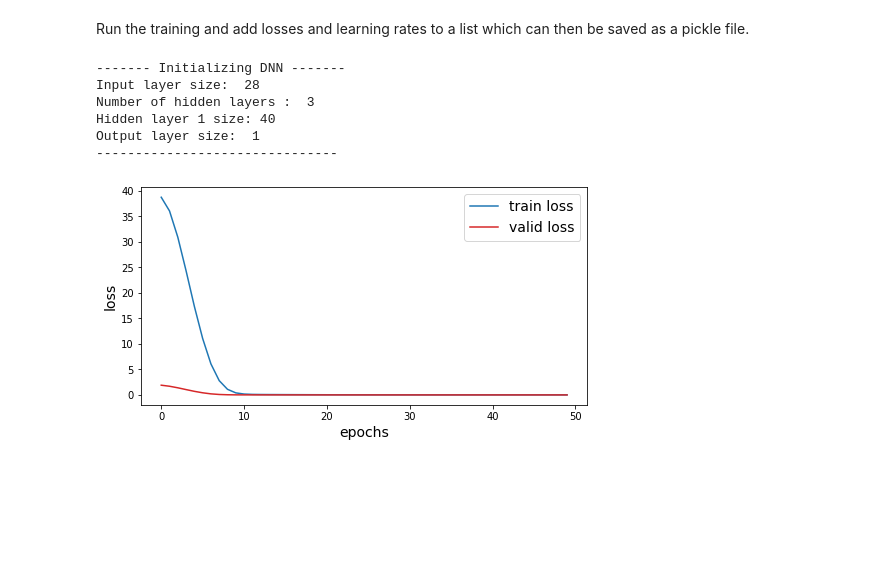
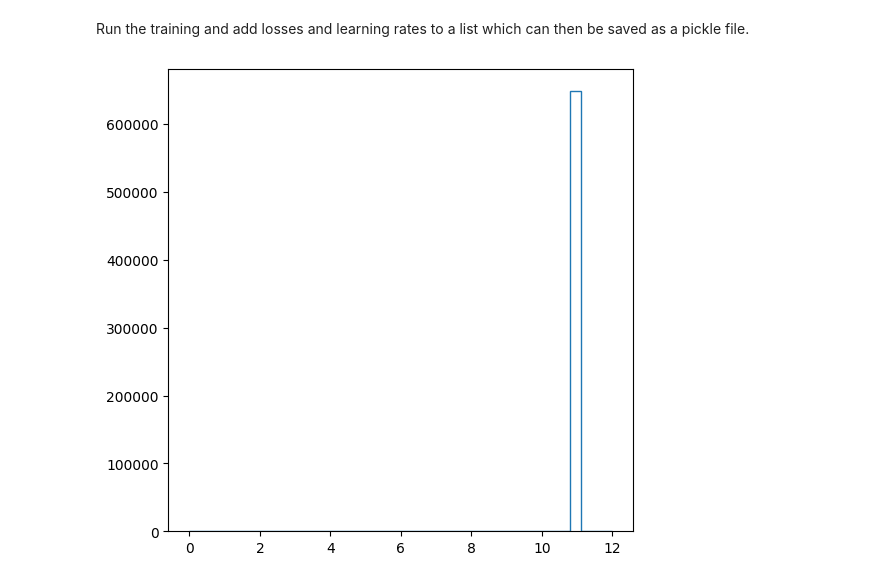
Before and after one commit to FAIR-UMN/FAIR-UMN-HGCAL, a Jupyter notebook: notebooks/DNN.ipynb, the cells around one changed output. Saved outputs shown, nothing was run; the diff lists cells and outputs as text; code cells hidden in the pictures; blank space fills up the shorter version.

```diff
--- a/notebooks/DNN.ipynb
+++ b/notebooks/DNN.ipynb
@@ -20,10 +23,10 @@ from matplotlib import pyplot as plt
 -  **TRAINING_FOLDER**: Folder to store the model summary and weights after every epoch
 # %%
 EPOCHS = 50
-TRAIN_BATCH_SIZE = 1000
+TRAIN_BATCH_SIZE = 1
 LAYERS = [28, 40, 1] # shape of DNN
 LRATE = 1e-3 # learning rate
-TRAINING_FOLDER="../training/test"
+TRAINING_FOLDER="../training/test/"
 # %%
 # create a directory if it doesn't exist
 if not os.path.exists(TRAINING_FOLDER):
@@ -34,5 +37,7 @@ Use the custom H5DatasetDNN dataloader and split the dataset into two categories
 # %%
-file_path = '../data/hgcal_electron_data_test.h5'
+file_path = '/data/hgcal_electron_data_test.h5'
+file_path = '/home/rusack/shared/hdf5/hgcal_electron/hgcal_electron_data_test.h5'
+#file_path = '/home/rusack/shared/hdf5/hgcal_electron/flat_0001/hgcal_electron_data_0001.h5'
 dataset = H5DatasetDNN(file_path)
 train_test_datasets = split_dataset(dataset)
 
@@ -45,7 +50,8 @@ dataloaders = { 'train': torch.utils.data.DataLoader(X, TRAIN_BATCH_SIZE, shuffl
 Run the training and add losses and learning rates to a list which can then be saved as a pickle file.
 # %%
 nn = NN(LAYERS)
-optimizer = torch.optim.Adam(nn.parameters(), lr = LRATE)
+#optimizer = torch.optim.Adam(nn.parameters(), lr = LRATE)
+optimizer = torch.optim.SGD(nn.parameters(), lr = LRATE)
 loss_func = torch.nn.MSELoss()
 
 epochs = []
@@ -60,14 +66,14 @@ for epoch in pbar:
     for xtrain, ytrain in dataloaders['train']:
         tmptl, tmpto = train(nn, xtrain, ytrain, optimizer, loss_func)
         train_loss += tmptl.item()
-    train_loss = train_loss/len(X)
+    train_loss = train_loss/len(xtrain)
 
     with torch.no_grad():
         for xtest, ytest in dataloaders['test']:
             xtest = nn(xtest).reshape(-1)
             tmpvl = loss_func(xtest, ytest)
             test_loss += tmpvl.item()
-        test_loss = test_loss/len(Y)
+        test_loss = test_loss/len(ytrain)
 
     epochs.append(epoch)
     train_loss_array.append(train_loss)
@@ -86,13 +92,6 @@ training_summary = {
 
 with open('{}/summary.pkl'.format(TRAINING_FOLDER),'wb') as f_:
     pickle.dump(training_summary, f_)
-# %% [output]
-------- Initializing DNN -------
-Input layer size:  28
-Number of hidden layers :  3
-Hidden layer 1 size: 40
-Output layer size:  1
--------------------------------
 # %%
 plt.figure(figsize=(8,4))
 plt.plot(epochs, train_loss_array, color='tab:blue', label='train loss')
@@ -100,6 +99,21 @@ plt.plot(epochs, valid_loss_array, color='tab:red', label='valid loss')
 plt.xlabel('epochs', fontsize=14)
 plt.ylabel('loss', fontsize=14)
 plt.legend(loc='upper right', fontsize=14)
+plt.yscale('log')
 plt.show()
-# %% [output]
-[figure, removed]
+# %%
+nn = NN([28, 40, 35, 1])
+nn.load_state_dict(torch.load('../training/test_epochs_30_lr_0p01_bs_1e5/epoch29', map_location=torch.device('cpu')))
+nn_output = None
+
+for e in [20, 30, 50, 80, 100, 120, 150, 200, 250]:
+    file_path = '/home/rusack/shared/pickles/hgcal_electron/mc_h3_selection/{}/'.format(e)
+    dataset = PklDatasetDNN(file_path)
+    dl = torch.utils.data.DataLoader(dataset, len(dataset), shuffle=False)
+
+    with torch.no_grad():
+        for xtest, ytest in dl:
+            nn_output = nn(xtest.float())
+
+    with open(file_path+'/dnn_output.pickle','wb') as f_:
+        pickle.dump(np.asarray(nn_output), f_)
@@ -105,0 +122,6 @@ plt.show()
+# %%
+plt.figure(figsize=(6,6))
+plt.hist(np.asarray(nn_output), bins=40, range=(0,12), histtype='step')
+plt.show()
+# %% [output]
+[figure, added]
```
Also changed, not shown: parts of 6 cells of this notebook, 13 other files.
